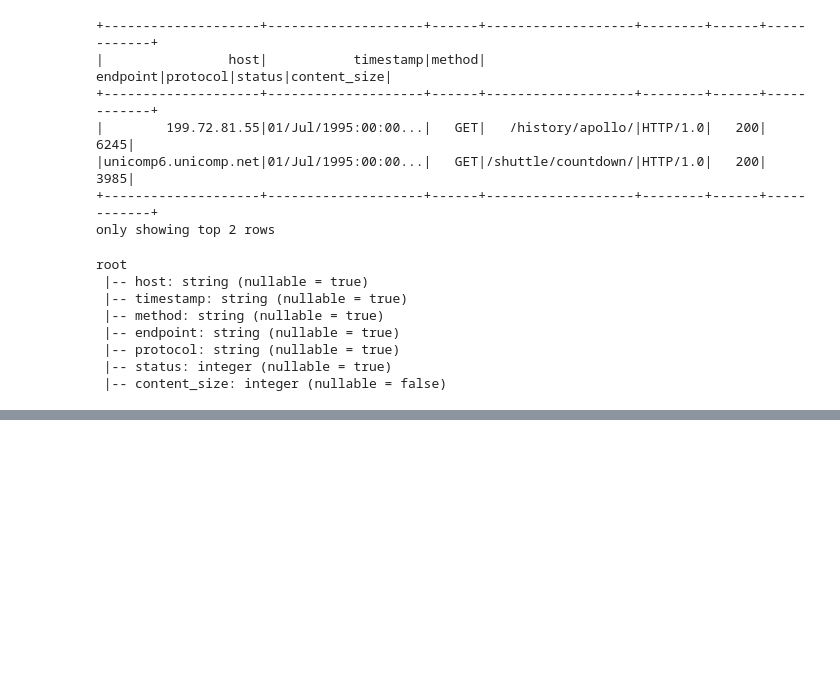
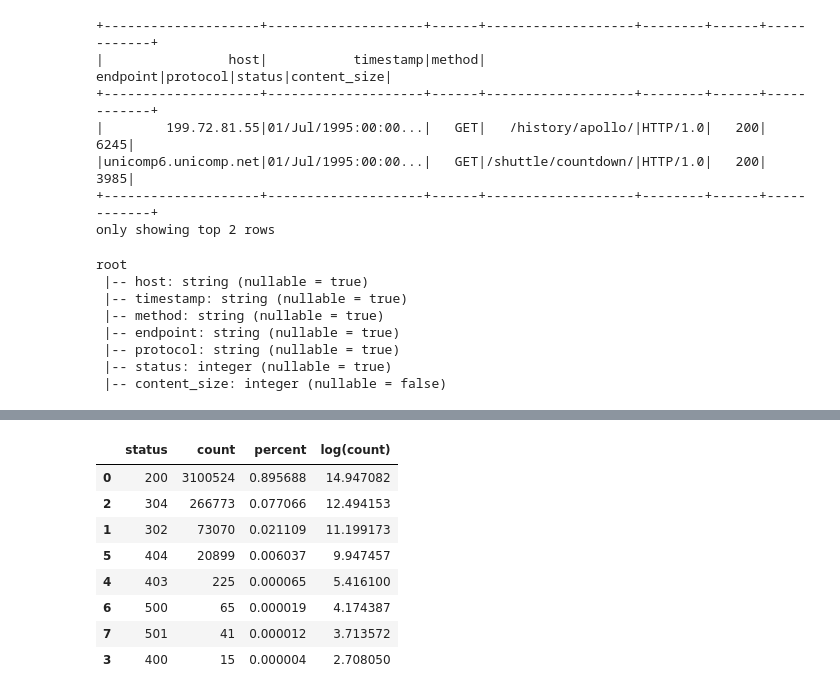
Before and after one commit to exchhattu/EDAUsingpySpark, a Jupyter notebook: pySpark.ipynb, the cells around one changed output, grey strips where cells are left out. Saved outputs shown, nothing was run; the diff lists cells and outputs as text; code cells hidden in the pictures; blank space fills up the shorter version.

```diff
--- a/pySpark.ipynb
+++ b/pySpark.ipynb
@@ -423,0 +461,24 @@ IllegalArgumentException: 'Unsupported class file major version 55'
+# %%
+df_status_freq = (logs_df
+                     .groupBy('status')
+                     .count()
+                     .sort('status')
+                     .cache())
+# %%
+df_pd_status_freq = (df_status_freq
+                         .toPandas()
+                         .sort_values(by=['count'], ascending=False))
+
+df_pd_status_freq['percent'] = df_pd_status_freq['count']/sum(df_pd_status_freq['count'])
+df_pd_status_freq['log(count)'] = np.log(df_pd_status_freq['count'])
+df_pd_status_freq
+# %% [output]
+|  | status | count | percent | log(count) |
+| 0 | 200 | 3100524 | 0.895688 | 14.947082 |
+| 2 | 304 | 266773 | 0.077066 | 12.494153 |
+| 1 | 302 | 73070 | 0.021109 | 11.199173 |
+| 5 | 404 | 20899 | 0.006037 | 9.947457 |
+| 4 | 403 | 225 | 0.000065 | 5.416100 |
+| 6 | 500 | 65 | 0.000019 | 4.174387 |
+| 7 | 501 | 41 | 0.000012 | 3.713572 |
+| 3 | 400 | 15 | 0.000004 | 2.708050 |
```
Also changed, not shown: parts of 18 cells of this notebook.
